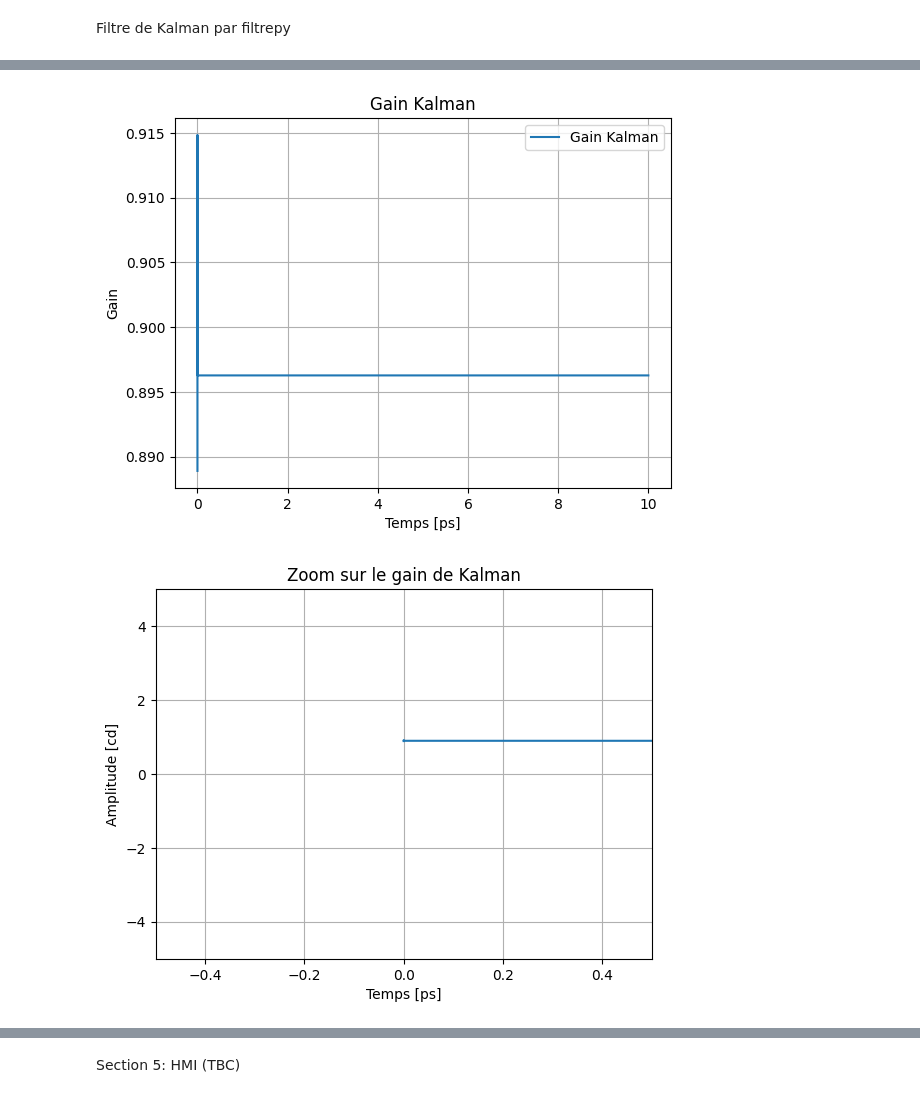
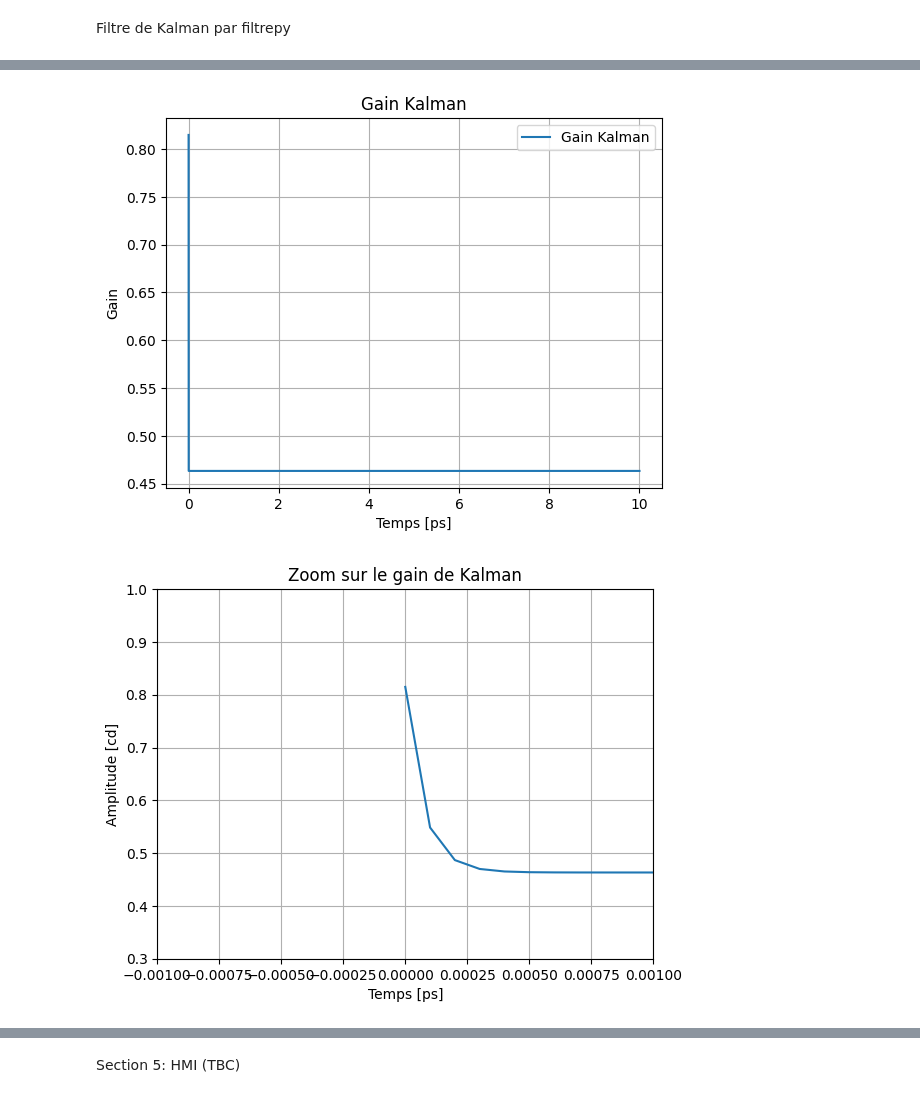
Before and after one commit to Trenzalore91/EI---KF, a Jupyter notebook: Untitled-1.ipynb, the cells around one changed output, grey strips where cells are left out. Saved outputs shown, nothing was run; the diff lists cells and outputs as text; code cells hidden in the pictures.

```diff
--- a/Untitled-1.ipynb
+++ b/Untitled-1.ipynb
@@ -120,7 +120,7 @@ Absicisse_Graph représente l'axe des abscisses utilisée dans tous les graphiqu
 TimeInOperation = 10
 Freq_Sample = 10000
 Absicisse_Graph = np.linspace(0, TimeInOperation, (Freq_Sample*TimeInOperation), endpoint=False)
-dt = 1/Freq_Sample #0.1
+dt = 0.0001 #1/Freq_Sample #0.1
 # %% [markdown]
 Abscisse_Graph_Temporel est la variable qui stocke le texte des abscisses des graphiques temporels
 Ordonnée_Graph_Temporel est la variable qui stocke le texte des ordonnées des graphiques temporels
@@ -166,7 +166,7 @@ Variables pour les filtres passe-bas
 Filtre_liste = []
 
 Filtre_id_1 = 1
-Filtre_fc_1 = 340
+Filtre_fc_1 = 400
 Filtre_Ordre_1 = 1
 Filtre_type_1 = 'passe-bas'
 Filtre_gain_1 = 1.
@@ -194,15 +194,15 @@ Variables pour les coefficients de la représentation d'état pour le filtre de
     Kalman_x est le vecteur d'état initial
 # %%
 tau = 1 / (2 * pi * Filtre_fc_1)
-Kalman_A = exp(-dt/tau)
-Kalman_B = Filtre_gain_1*(1-exp(-dt/tau))
+Kalman_A = exp(-(dt*1e-12)/tau)
+Kalman_B = Filtre_gain_1*(1-exp(-(dt*1e-12)/tau))
 Kalman_C = 1.
 Kalman_D = 0.
 
-Kalman_Q0 = 1e-2
-Kalman_R0 = W_Noise_STD**2
-Kalman_P0 = 1.
-Kalman_x0 = 0.
+Kalman_Q0 = 0.1 #np.eye(1)*W_Noise_STD**2
+Kalman_R0 = W_Noise_STD**2 #np.eye(1)*W_Noise_STD**2
+Kalman_P0 = 1. #np.eye(1)*1.
+Kalman_x0 = 0. #np.eye(1)*0.
 # %% [markdown]
 Section 2.2. : Fonctions
 # %% [markdown]
@@ -382,15 +394,15 @@ Filtre de Kalman par filtrepy
 kf = KalmanFilter(dim_x=1, dim_z=1)
 kf.F = np.array([[Kalman_A]])     # Transition
 kf.H = np.array([[Kalman_C]])     # Observation
-kf.B = np.array([[Kalman_B]])     # Commande (u)
+kf.B = np.array([[Kalman_B]])     # Commande (u) -- None si commande inconnue
 kf.Q = np.array([[Kalman_Q0]])    # Covariance process
 kf.R = np.array([[Kalman_R0]])    # Covariance mesure
-kf.P = 1000. #np.array([[Kalman_P0]])    # Incertitude initiale
+kf.P = np.array([[Kalman_P0]])    # Incertitude initiale
 kf.x = np.array([[Kalman_x0]])    # Estimation initiale
 
 filtered = []
 kalman_gains = []
-for z, u_k in zip(Somme_Filtre, Signal_Entree):
+for z, u_k in zip(Signal_Bruité, Signal_Entree):
     kf.predict(u=u_k)
     kf.update(z)
     kalman_gains.append(kf.K[0, 0])
@@ -399,7 +411,7 @@ for z, u_k in zip(Somme_Filtre, Signal_Entree):
 #filtered, kalman_gains = Filtre.Filtre_kalman(Somme_Filtre)
 
 #plot une fenetre du graph précédent
-plt.plot(Absicisse_Graph, Somme_Filtre, label='Signal filtré par capteur')
+plt.plot(Absicisse_Graph, Signal_Bruité, label='Signal filtré par capteur') #Somme_Filtre, label='Signal filtré par capteur')
 plt.plot(Absicisse_Graph, filtered, label='Signal filtré par Kalman')
 plt.title('Signal filtré par Kalman')
 plt.xlabel(Abscisse_Graph_Temporel)
@@ -418,5 +430,5 @@ plt.grid(True)
 plt.legend()
 plt.show()
 
-zoom_graph(Absicisse_Graph, kalman_gains, (-0.5, 0.5), (-5, 5), 'Zoom sur le gain de Kalman', Abscisse_Graph_Temporel, Ordonnée_Graph_Temporel)
+zoom_graph(Absicisse_Graph, kalman_gains, (-0.001, 0.001), (0.3, 1), 'Zoom sur le gain de Kalman', Abscisse_Graph_Temporel, Ordonnée_Graph_Temporel)
 # %% [output]
@@ -424,4 +436,4 @@ zoom_graph(Absicisse_Graph, kalman_gains, (-0.5, 0.5), (-5, 5), 'Zoom sur le gai
-[figure, old version]
+[figure, new version]
-[figure, old version]
+[figure, new version]
 # %%
 plt.plot(Absicisse_Graph, Signal_Entree, 'g', label='Signal d\'entrée')
```
Also changed, not shown: parts of 10 cells of this notebook, 1 other file.
